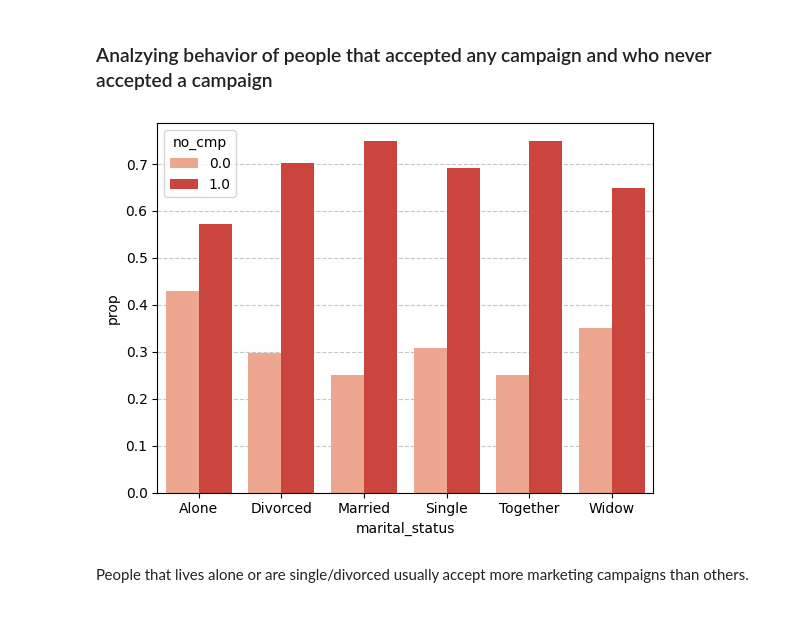
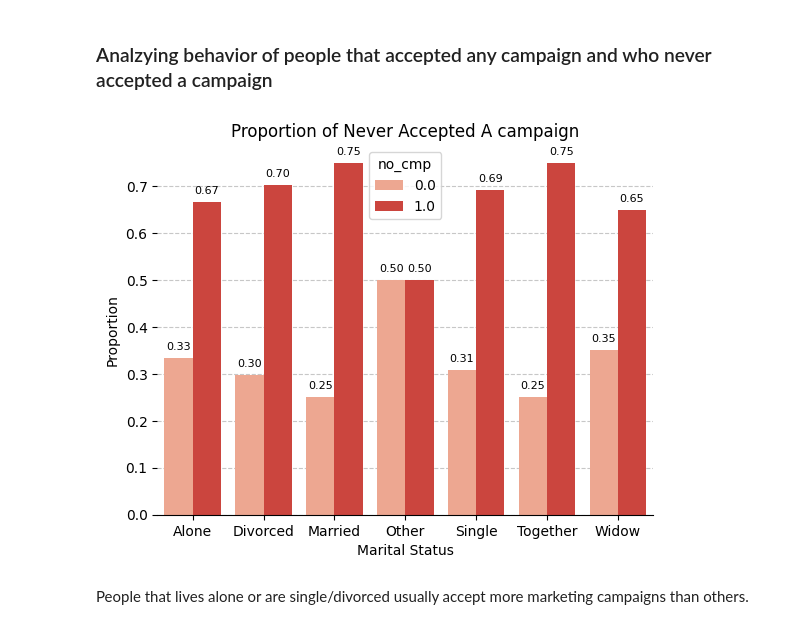
Before and after one commit to jooaobrum/marketing_campaign_CRM_case, a Jupyter notebook: notebooks/crm_ifood_data_analysis.ipynb, the cells around one changed output. Drawn from its saved outputs; the diff is of its cells as text; code cells hidden in the pictures.

```diff
--- a/notebooks/crm_ifood_data_analysis.ipynb
+++ b/notebooks/crm_ifood_data_analysis.ipynb
@@ -291,5 +293,5 @@ Education and Marital Status has low cardinality, so it is possible to treat the
 # %%
-df1['marital_status'] = df1.apply(lambda x: 'Alone' if (x['marital_status'] == 'Absurd' or x['marital_status'] == 'YOLO') else x['marital_status'], axis = 1)
+df1['marital_status'] = df1.apply(lambda x: 'Other' if (x['marital_status'] == 'Absurd' or x['marital_status'] == 'YOLO') else x['marital_status'], axis = 1)
 # %% [markdown]
 ## 2.0 Hypothesis
 # %%
@@ -415,8 +417,9 @@ Ignoring `palette` because no `hue` variable has been assigned.
 - Features that depends on time is uniform (loyalty and recency)
 - Features that represent the amount spent follows a exponential distribution, which means that there are more people that spend small amount of money and a few people that spend large amounts of money.
 # %%
+vars = ['education', 'marital_status', 'dependent_number']
 plt.figure(1, figsize = (20,30))
-for i, col in enumerate(cat_vars.columns):
+for i, col in enumerate(vars):
     plt.subplot(7, 4, i+1)
     ax = sns.countplot(x = cat_vars[col], palette=sns.color_palette('Reds', cat_vars[col].nunique()))
 
@@ -431,7 +434,7 @@ for i, col in enumerate(cat_vars.columns):
     for bar in ax.patches:
 
 
-        ax.annotate(f"{format(bar.get_height(), '.2f')} %",
+        ax.annotate(f"{format(bar.get_height(), '.1f')}",
                     (bar.get_x() + bar.get_width() / 2,
                         bar.get_height()), ha='center', va='center',
                     size=8, xytext=(0, 8),
@@ -519,12 +522,32 @@ df4.loc[users_no_cmp, 'no_cmp'] = 1
 df4.loc[df4.index.isin(users_cmp), 'no_cmp'] = 0
 # %%
 df_marital = df4.groupby('marital_status')['no_cmp'].value_counts(normalize=True).reset_index(name='prop')
-sns.barplot(data=df_marital,x='marital_status',y='prop',palette = sns.color_palette('Reds', 2), hue='no_cmp')
+ax = sns.barplot(data=df_marital,x='marital_status',y='prop',palette = sns.color_palette('Reds', 2), hue='no_cmp')
 
 plt.rc('axes', axisbelow=True)
 plt.grid(axis='y', linestyle='--', alpha=0.7)
+plt.title('Proportion of Never Accepted A campaign')
+
+for bar in ax.patches:
+
+
+    ax.annotate(f"{format(bar.get_height(), '.2f')}",
+                   (bar.get_x() + bar.get_width() / 2,
+                    bar.get_height()), ha='center', va='center',
+                   size=8, xytext=(0, 8),
+                   textcoords='offset points')
+
+plt.xlabel('Marital Status')
+plt.ylabel('Proportion')
+plt.gca().spines['top'].set_visible(False)
+plt.gca().spines['right'].set_visible(False)
+plt.gca().spines['bottom'].set_visible(True)
+plt.gca().spines['left'].set_visible(False)
+
+plt.rc('axes', axisbelow=True)
+plt.grid(axis='y', linestyle='--', alpha=0.7)
 # %% [output]
-[figure, old version]
+[figure, new version]
 # %% [markdown]
 People that lives alone or are single/divorced usually accept more marketing campaigns than others.
 # %%
```
Also changed, not shown: parts of 10 cells of this notebook, 1 other file.
